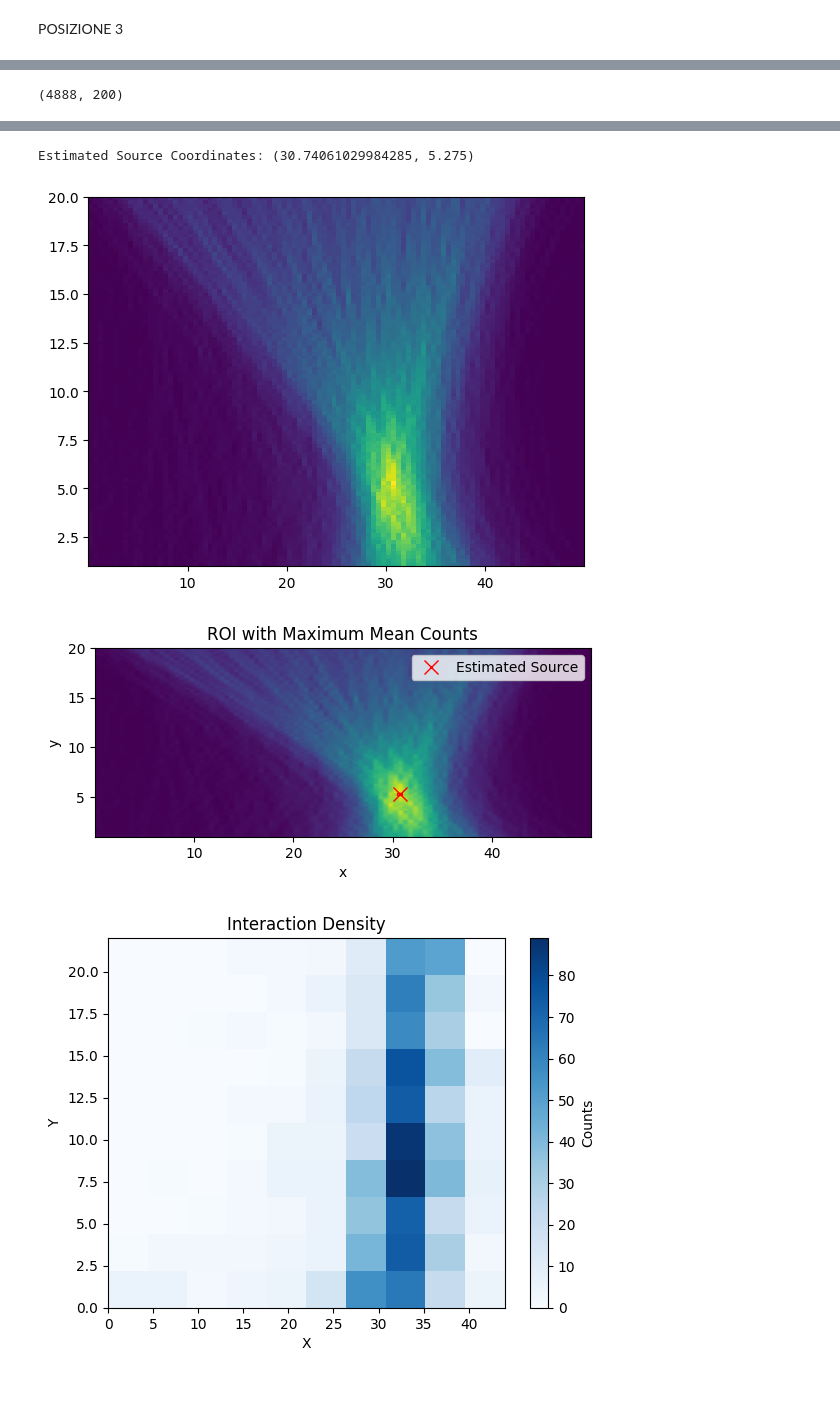
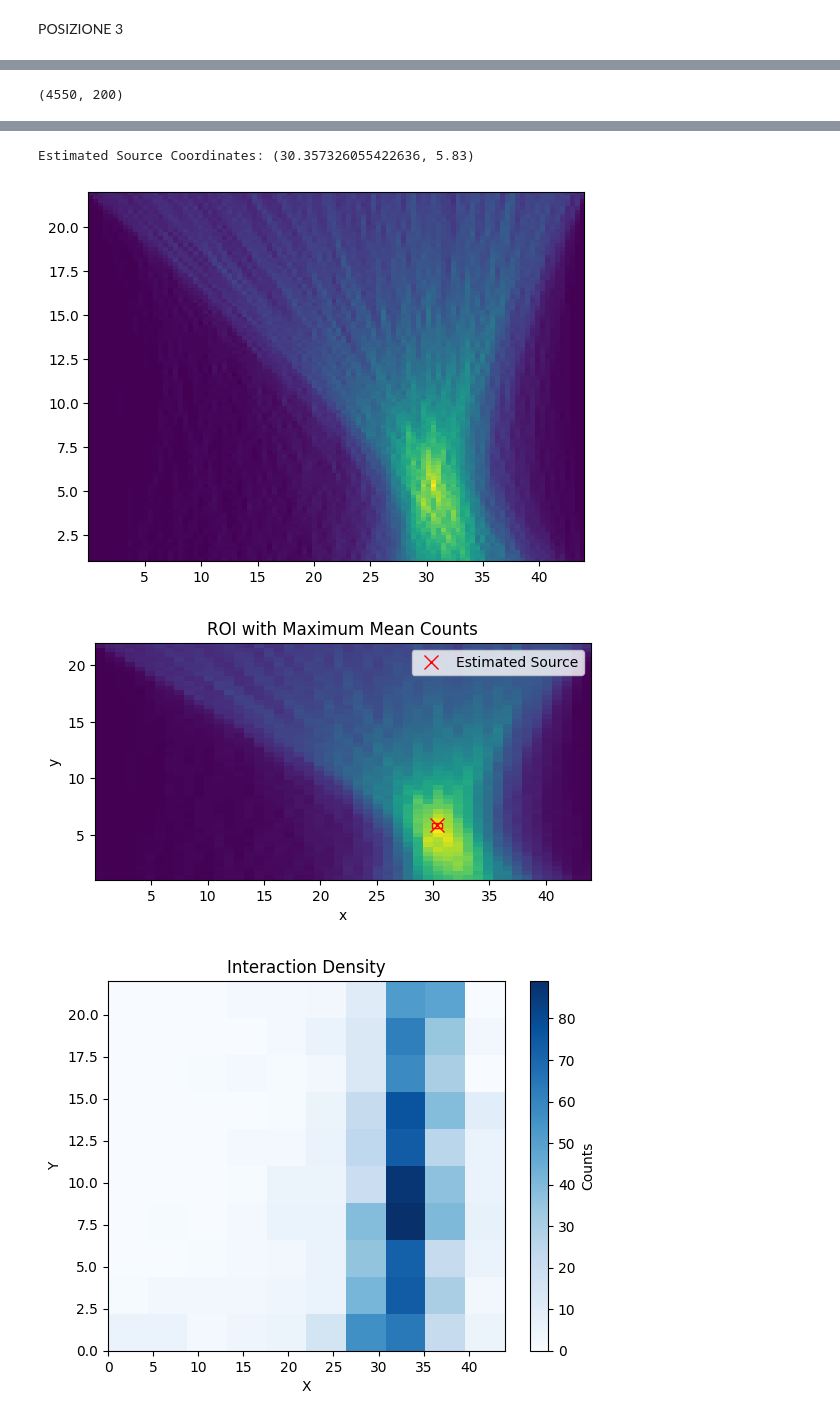
Before and after one commit to francescouni0/FisMedLab, a Jupyter notebook: Plastici/Acquisizione Na-22 Esperienza Scintillatori-20230427T155444Z-001/Acquisizione Na-22 Esperienza Scintillatori/posLOR.ipynb, the cells around one changed output, grey strips where cells are left out. Cells and saved outputs as stored; diff of their text form; code cells hidden in the pictures; blank space fills up the shorter version.

```diff
--- a/Plastici/Acquisizione Na-22 Esperienza Scintillatori-20230427T155444Z-001/Acquisizione Na-22 Esperienza Scintillatori/posLOR.ipynb
+++ b/Plastici/Acquisizione Na-22 Esperienza Scintillatori-20230427T155444Z-001/Acquisizione Na-22 Esperienza Scintillatori/posLOR.ipynb
@@ -259,5 +256,8 @@ plt.show()
 # %%
-y=np.linspace(1,20,200)
+from shapely.geometry import LineString
+from shapely import get_x
+
+y=np.linspace(1,22,200)
 distry=np.zeros((len(x2_filtered),len(y)))
 print(np.shape(distry))
 for j in range(len(y)):
@@ -271,5 +271,5 @@ for j in range(len(y)):
 # %%
-y=np.linspace(1,20,200)
+y=np.linspace(1,22,200)
 
 x_flattened = distry.flatten()
 y_flattened = np.tile(y, distry.shape[0])
@@ -344,7 +344,7 @@ POSIZIONE 3
 x12_3=(popt0_12/2)*(delta_t_12_3-popt1_12)+22
 x34_3=(popt0_34/2)*(delta_t_34_3-popt1_34)+22
 # %%
-mask = (x12_3 >= -100) & (x12_3 <= 100) & (x34_3 >= -100) & (x34_3 <= 100)
+mask = (x12_3 >= -0) & (x12_3 <= 44) & (x34_3 >= -0) & (x34_3 <= 44)
 x1_filtered = x12_3[mask]
 x2_filtered = x34_3[mask]
 
@@ -392,5 +392,5 @@ plt.show()
 # %%
-y=np.linspace(1,20,200)
+y=np.linspace(1,22,200)
 distry=np.zeros((len(x2_filtered),len(y)))
 print(np.shape(distry))
 for j in range(len(y)):
@@ -400,9 +400,9 @@ for j in range(len(y)):
        x=get_x((line1.intersection(line2)))
        distry[i,j]=x
 # %% [output]
-(4888, 200)
+(4550, 200)
 # %%
-y=np.linspace(1,20,200)
+y=np.linspace(1,22,200)
 
 x_flattened = distry.flatten()
 y_flattened = np.tile(y, distry.shape[0])
@@ -437,7 +437,7 @@ x_min = np.min(x_filtered1)
 x_max = np.max(x_filtered1)
 y_min = np.min(y_filtered1)
 y_max = np.max(y_filtered1)
-roi_num_bins = 100
+roi_num_bins = 50
 roi_xbins = np.linspace(x_min, x_max, roi_num_bins + 1)
 roi_ybins = np.linspace(y_min, y_max, roi_num_bins + 1)
 
@@ -473,6 +473,6 @@ plt.show()
-Estimated Source Coordinates: (30.74061029984285, 5.275)
+Estimated Source Coordinates: (30.357326055422636, 5.83)
-[figure, old version]
+[figure, new version]
-[figure, old version]
+[figure, new version]
 # %%
 # Calculate the y-positions based on the intersection of the lines
 intersection_x = (x1_filtered + x2_filtered) / 2
```
Also changed, not shown: parts of 11 cells of this notebook.
